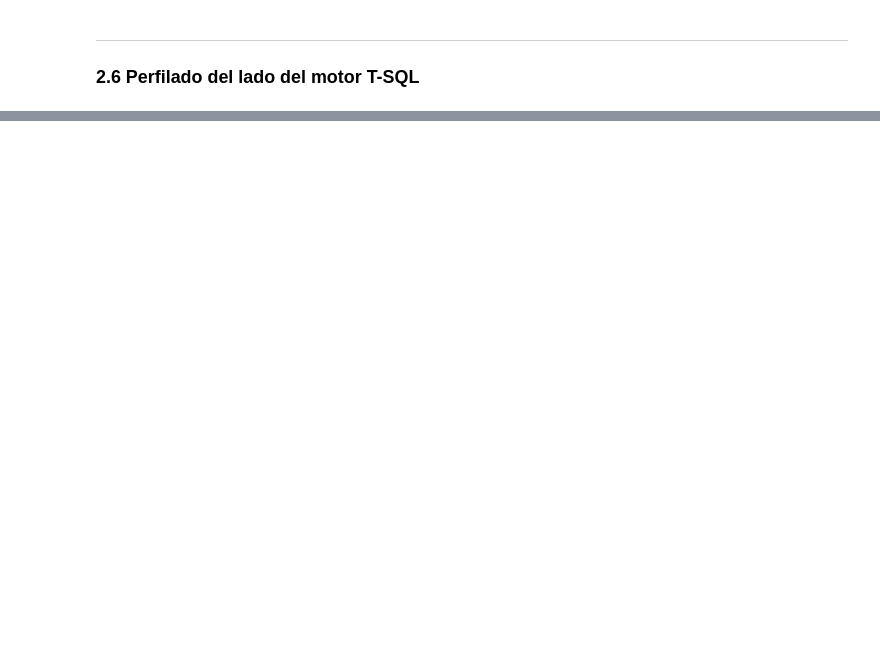
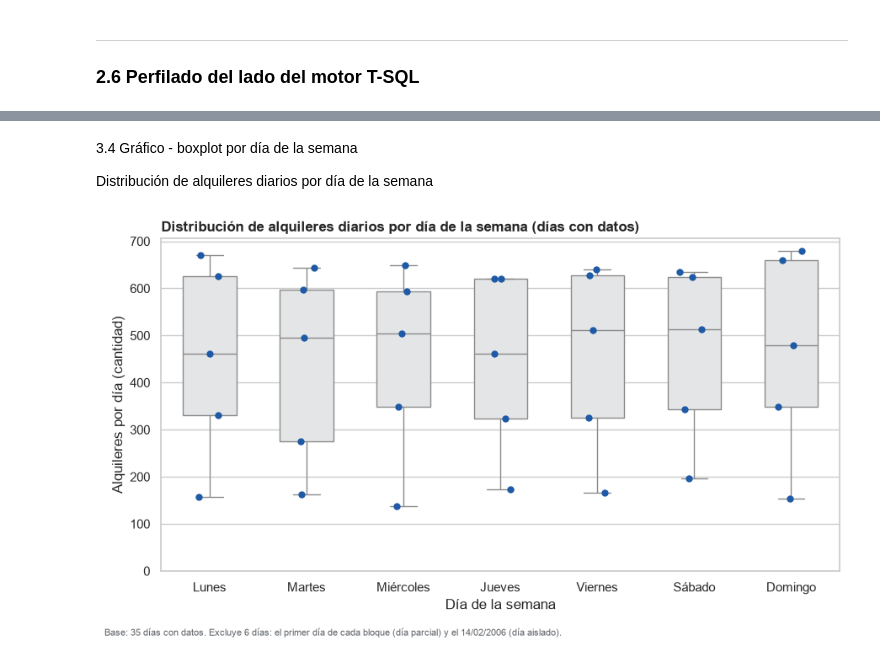
Before and after one commit to EliAyelen/tp2-equipo3, a Jupyter notebook: notebooks/analisis.ipynb, the cells around one changed output, grey strips where cells are left out. Saved outputs shown, nothing was run; the diff lists cells and outputs as text; code cells hidden in the pictures; blank space fills up the shorter version.

```diff
--- a/notebooks/analisis.ipynb
+++ b/notebooks/analisis.ipynb
@@ -607,0 +1090,35 @@ COMPARACIÓN DE CONTROLES DE CALIDAD: T-SQL VS. PANDAS
+# %% [markdown]
+3.4 Gráfico - boxplot por día de la semana
+
+Distribución de alquileres diarios por día de la semana
+# %%
+orden_dias = list(DIAS_ES.values())
+
+fig, ax = plt.subplots(figsize=(9, 5))
+
+# Caja: resumen de la distribución
+sns.boxplot(data=base, x="dia_semana", y="cantidad_alquileres", order=orden_dias,
+            color=COLOR_HUECO, width=0.55, showfliers=False, ax=ax)
+# Puntos: cada día real (muestra cuántos datos hay detrás de cada caja)
+sns.stripplot(data=base, x="dia_semana", y="cantidad_alquileres", order=orden_dias,
+              color=COLOR_MM7, size=6, jitter=0.15, ax=ax)
+
+# Ejes y título
+ax.set_ylim(bottom=0)
+ax.set_xlabel("Día de la semana")
+ax.set_ylabel("Alquileres por día (cantidad)")
+ax.set_title("Distribución de alquileres diarios por día de la semana (días con datos)",
+             loc="left", fontweight="bold")
+
+fig.text(0.01, -0.02,
+         f"Base: {len(base)} días con datos. Excluye {len(DIAS_EXCLUIDOS)} días: el primer día "
+         "de cada bloque (día parcial) y el 14/02/2006 (día aislado).",
+         fontsize=8, color=COLOR_NOTA)
+
+# Exportar PNG a 150 dpi
+fig.tight_layout()
+fig.savefig(os.path.join(CARPETA_GRAFICOS, "g3_boxplot_dia_semana.png"),
+            dpi=150, bbox_inches="tight")
+plt.show()
+# %% [output]
+[figure, added]
```
Also changed, not shown: parts of 22 cells of this notebook, 8 other files.
